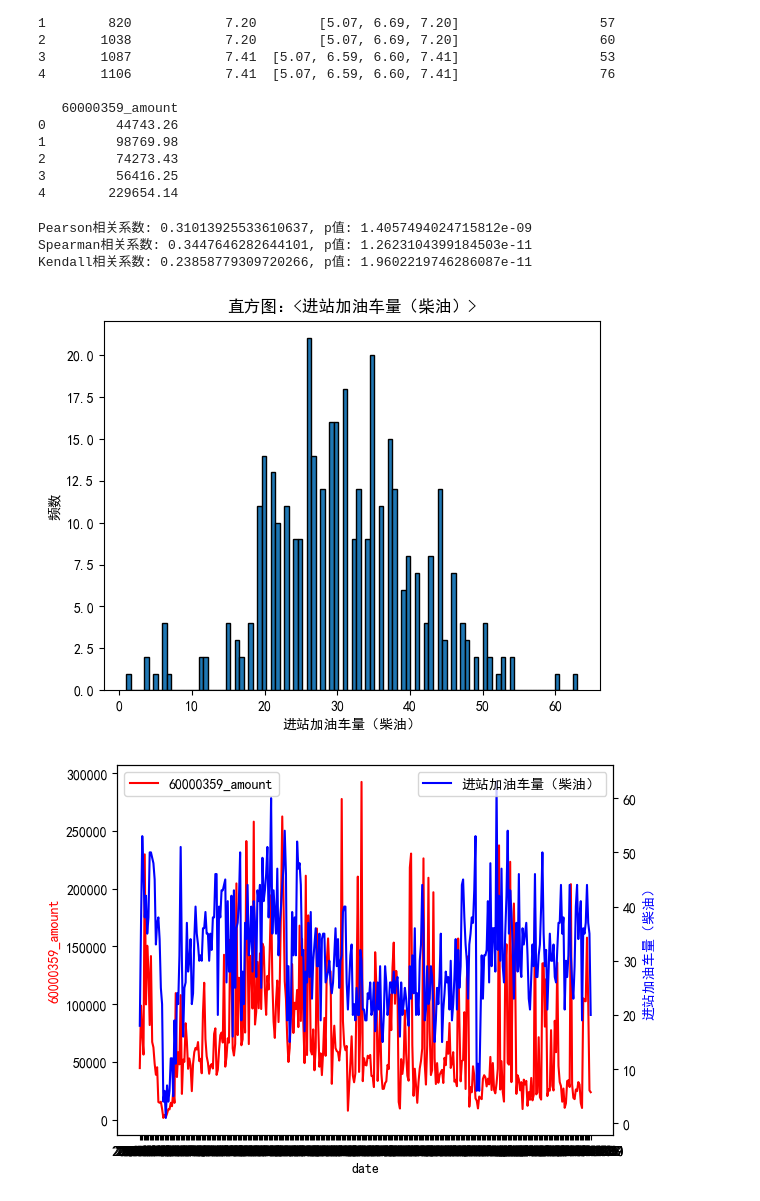
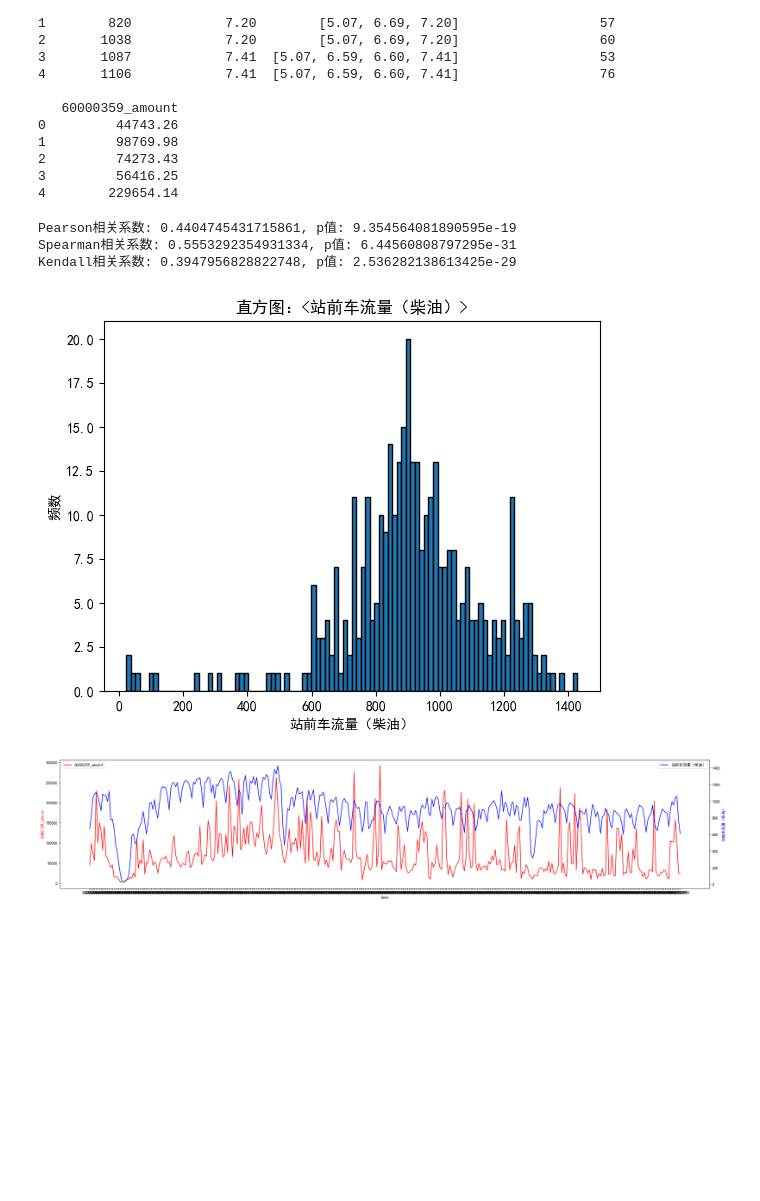
Before and after one commit to MarssZ/202404EDA, a Jupyter notebook: CompetingStations/CompetingStationsPrice_AnalyzeFactors.ipynb, the cells around one changed output. Cells and saved outputs as stored; diff of their text form; code cells hidden in the pictures; blank space fills up the shorter version.

```diff
--- a/CompetingStations/CompetingStationsPrice_AnalyzeFactors.ipynb
+++ b/CompetingStations/CompetingStationsPrice_AnalyzeFactors.ipynb
@@ -48,7 +48,7 @@ COLS_PRICE_359 = '60000359_price'                   #0号柴油
 COLS_PRICE_359_OTHER = '60000359_price_other'
 COLS_CNT_359 = '60000359_order_cnt'
 COLS_AMOUNT_359 = '60000359_amount'
-COLS_CAR_FLOW_CHAIYOU= '进站加油车量（柴油）'
+COLS_CAR_FLOW_CHAIYOU= '站前车流量（柴油）'
 COLS_CHAIYOU = ['date', 'amount', COLS_CAR_FLOW_CHAIYOU,
             COLS_ORDER_CNT_GAODE_QIYOU, COLS_ORDER_CNT_GAODE_CHAIYOU,
             COLS_RATE_QIYOU, COLS_RATE_CHAIYOU,
@@ -148,9 +148,9 @@ print(f"Pearson相关系数: {pearson_corr}, p值: {pearson_pvalue}")
 print(f"Spearman相关系数: {spearman_corr}, p值: {spearman_pvalue}")
 print(f"Kendall相关系数: {kendall_corr}, p值: {kendall_pvalue}")
 # %% [output]
-Pearson相关系数: 0.31013925533610637, p值: 1.4057494024715812e-09
-Spearman相关系数: 0.3447646282644101, p值: 1.2623104399184503e-11
-Kendall相关系数: 0.23858779309720266, p值: 1.9602219746286087e-11
+Pearson相关系数: 0.4404745431715861, p值: 9.354564081890595e-19
+Spearman相关系数: 0.5553292354931334, p值: 6.44560808797295e-31
+Kendall相关系数: 0.3947956828822748, p值: 2.536282138613425e-29
 # %%
 import matplotlib.pyplot as plt
 
@@ -165,7 +165,7 @@ plt.xlabel(column_name)
 plt.ylabel('频数')
 plt.show()
 # %% [output]
-[figure, old version]
+[figure, new version]
 # %%
 ### 折线图 ###
 import matplotlib.pyplot as plt
@@ -173,35 +173,35 @@ import matplotlib.pyplot as plt
 # 定义数据列
 COLS_X ='date'
 # COLS_Y1 = 'diff359'
 COLS_Y1 = COLS_A
 COLS_Y2 = COLS_B
 
 # 设置字体，确保能正确显示汉字
 plt.rcParams['font.sans-serif'] = ['SimHei']  # 设置中文字体
 
 # 创建一个图表和轴对象
-fig, ax1 = plt.subplots()
+fig, ax1 = plt.subplots(figsize=(30, 6))  # 宽度10英寸，高度6英寸
 
 # 绘制第一条曲线
 ax1.plot(df[COLS_X], df[COLS_Y1], 'r-', label=COLS_Y1)
 ax1.set_xlabel(COLS_X)
 ax1.set_ylabel(COLS_Y1, color='r')
 
 # 利用twinx()创建第二个Y轴
 ax2 = ax1.twinx()
 
 # 绘制第二条曲线
 ax2.plot(df[COLS_X], df[COLS_Y2], 'b-', label=COLS_Y2)
 ax2.set_ylabel(COLS_Y2, color='b')
 
 # 显示图例
 ax1.legend(loc='upper left')
 ax2.legend(loc='upper right')
 
 # 显示图表
 plt.show()
 # %% [output]
-[figure, old version]
+[figure, new version]
 # %%
 ### 计算相关性 ###
 
```
Also changed, not shown: parts of 1 cell of this notebook, 5 other files.
